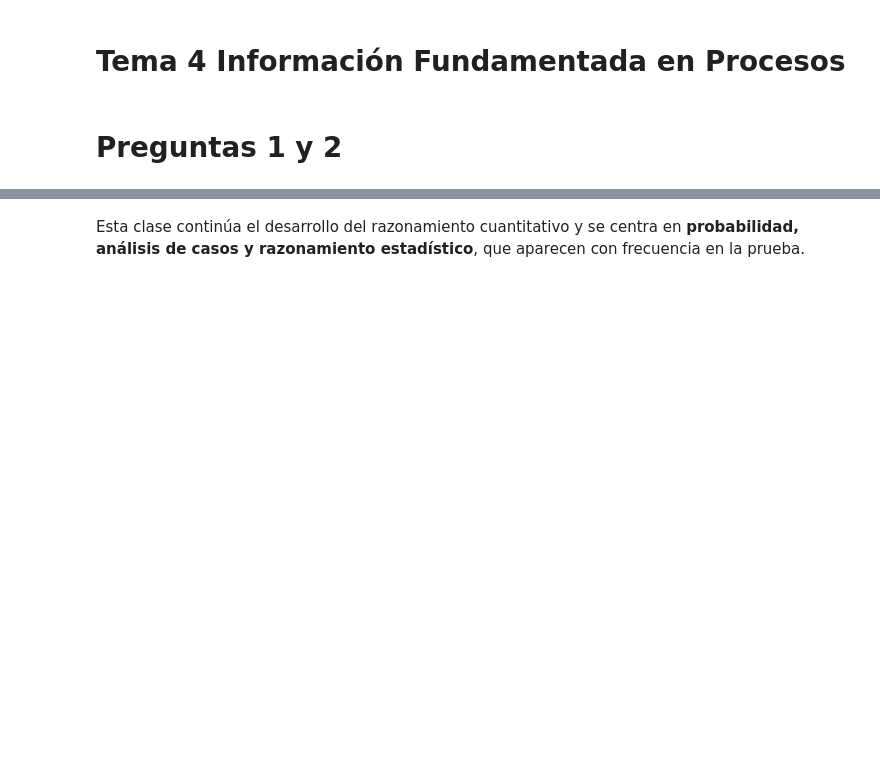
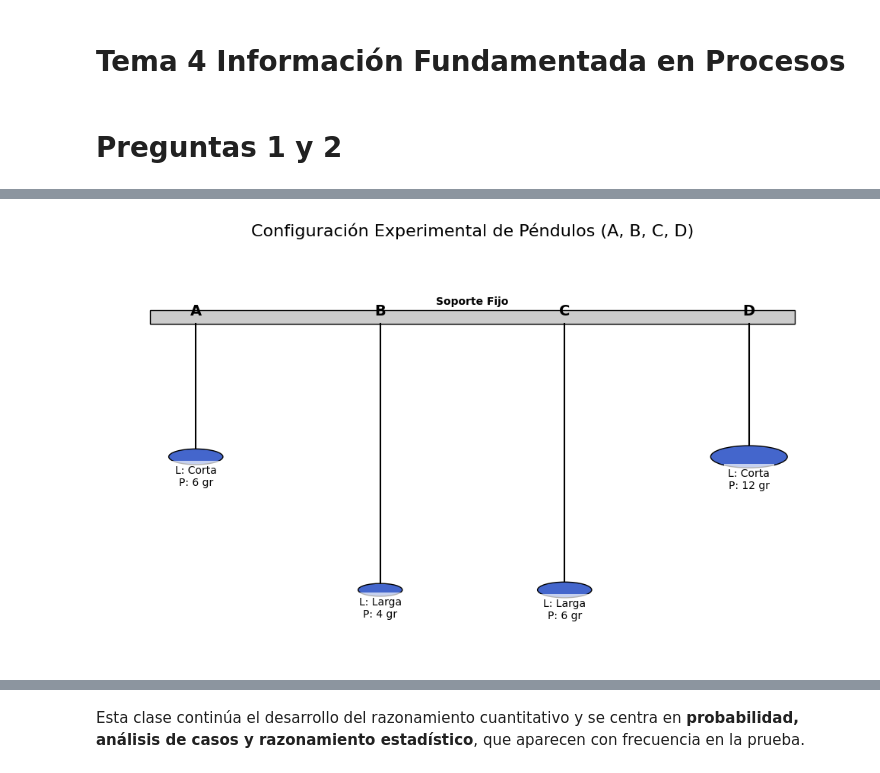
Before and after one commit to marco-canas/camino-udea, a Jupyter notebook: 3_lenguaje_proposicional/clase_04_posibilidades_logicas/clase_4_posibilidades_logicas.ipynb, the cells around one changed output, grey strips where cells are left out. Drawn from its saved outputs; the diff is of its cells as text; code cells hidden in the pictures; blank space fills up the shorter version.

```diff
--- a/3_lenguaje_proposicional/clase_04_posibilidades_logicas/clase_4_posibilidades_logicas.ipynb
+++ b/3_lenguaje_proposicional/clase_04_posibilidades_logicas/clase_4_posibilidades_logicas.ipynb
@@ -56,0 +81,57 @@ generar_qr("https://colab.research.google.com/github/marco-canas/camino-udea/blo
+# %%
+import matplotlib.pyplot as plt
+import matplotlib.patches as patches
+import numpy as np
+
+# 1. Definir los datos de los péndulos basados en el enunciado
+# Estructura: 'Nombre': (Posición_X, Longitud_Visual, Peso_gr)
+# Usamos longitudes relativas: Corta = 5, Larga = 10
+datos_pendulos = {
+    'A': (1, 5, 6),   # Corta, 6gr
+    'B': (3, 10, 4),  # Larga, 4gr
+    'C': (5, 10, 6),  # Larga, 6gr
+    'D': (7, 5, 12)   # Corta, 12gr
+}
+
+# 2. Configurar el lienzo (Canvas)
+fig, ax = plt.subplots(figsize=(10, 6))
+ax.set_xlim(0, 8)
+ax.set_ylim(-1, 14) # Espacio para el soporte y las etiquetas superiores
+
+# 3. Dibujar el soporte horizontal superior
+soporte = patches.Rectangle((0.5, 11.5), 7, 0.5, linewidth=1, edgecolor='black', facecolor='#CCCCCC')
+ax.add_patch(soporte)
+ax.text(4, 12.2, "Soporte Fijo", ha='center', fontweight='bold')
+
+# 4. Iterar sobre los datos para dibujar cada péndulo
+for nombre, (x, L, P) in datos_pendulos.items():
+    # Coordenadas
+    y_soporte = 11.5
+    y_masa = y_soporte - L
+
+    # --- DIBUJAR CUERDA (Línea) ---
+    ax.plot([x, x], [y_soporte, y_masa], color='black', lw=1.5, zorder=1)
+
+    # --- DIBUJAR MASA (Círculo) ---
+    # El radio de la masa es proporcional a la raíz cuadrada del peso
+    # para que el ÁREA visual sea proporcional al peso real.
+    radio_visual = np.sqrt(P) * 0.12
+    masa = patches.Circle((x, y_masa), radio_visual, linewidth=1, edgecolor='black', facecolor='#4466CC', zorder=2)
+    ax.add_patch(masa)
+
+    # --- AÑADIR ETIQUETAS DE DATOS ---
+    # Nombre del Péndulo
+    ax.text(x, y_soporte + 0.3, f"{nombre}", ha='center', fontsize=14, fontweight='bold', color='black')
+
+    # Especificaciones técnicas debajo de la masa
+    label_text = f"L: {'Corta' if L==5 else 'Larga'}\nP: {P} gr"
+    ax.text(x, y_masa - (radio_visual + 0.8), label_text, ha='center', fontsize=10,
+            bbox=dict(facecolor='white', alpha=0.7, edgecolor='none'))
+
+# 5. Finalizar la estética del gráfico
+plt.title("Configuración Experimental de Péndulos (A, B, C, D)", fontsize=16, pad=20)
+plt.axis('off') # Ocultar ejes cartesianos para una vista limpia
+plt.tight_layout()
+plt.show()
+# %% [output]
+[figure, added]
```
Also changed, not shown: parts of 46 cells of this notebook, 5 other files.
